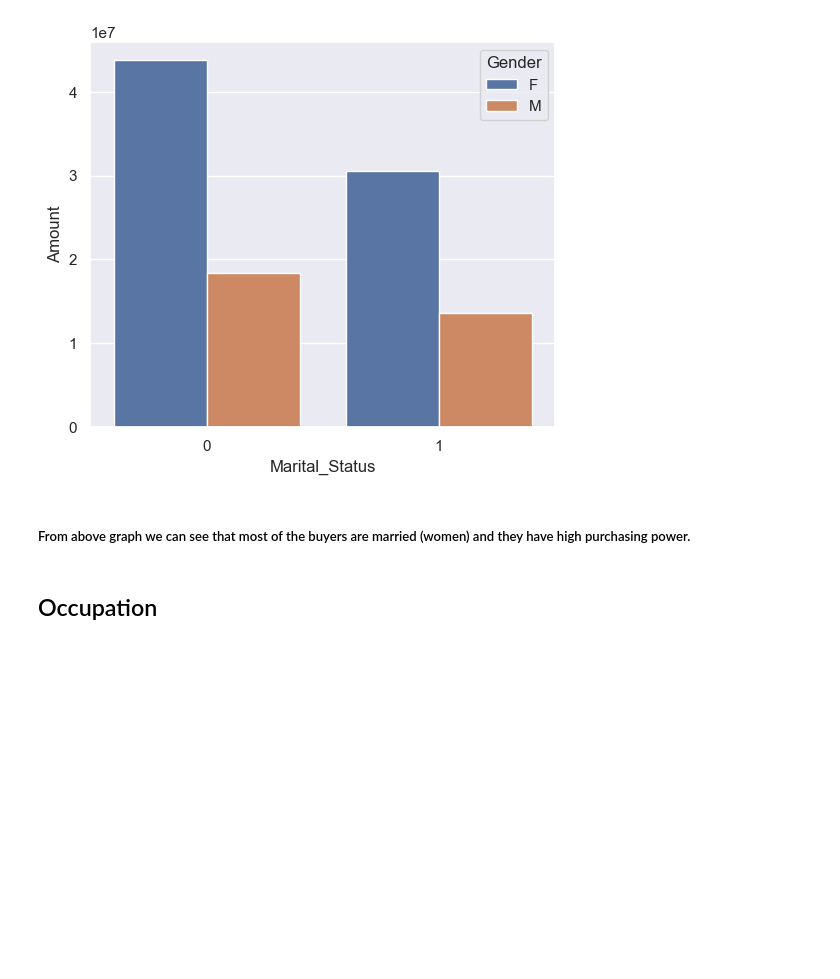
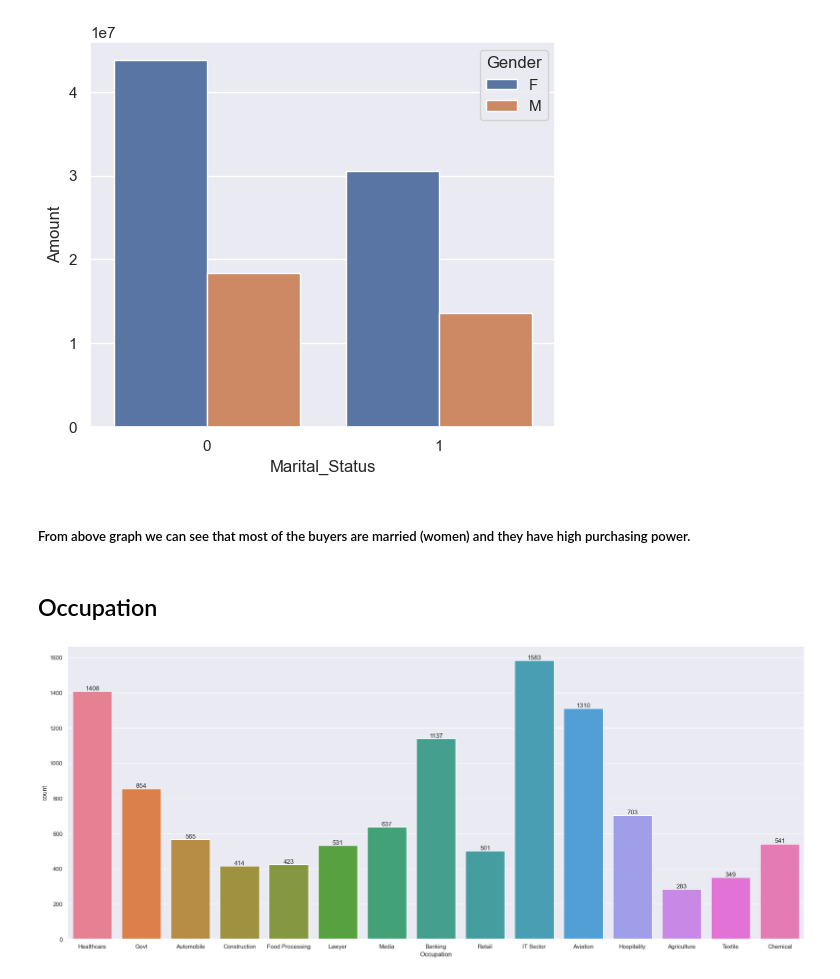
Before and after one commit to sonalika016/Exploratory-Data-Analysis-using-Python, a Jupyter notebook: Diwali_Sales_Analysis.ipynb, the cells around one changed output. Drawn from its saved outputs; the diff is of its cells as text; code cells hidden in the pictures; blank space fills up the shorter version.

```diff
--- a/Diwali_Sales_Analysis.ipynb
+++ b/Diwali_Sales_Analysis.ipynb
@@ -243,3 +243,11 @@ sns.barplot (data = sales_ms, x = 'Marital_Status', y = 'Amount', hue = 'Gender'
 ##### From above graph we can see that most of the buyers are married (women) and they have high purchasing power.
 # %% [markdown]
 ## Occupation
+# %%
+oc= sns.countplot (data = df, x = 'Occupation', hue ='Occupation', legend = False)
+
+sns.set (rc = {'figure.figsize' : (25,5)})
+for bars in oc.containers:
+    oc.bar_label(bars)
+# %% [output]
+[figure, added]
```
Also changed, not shown: parts of 9 cells of this notebook.
